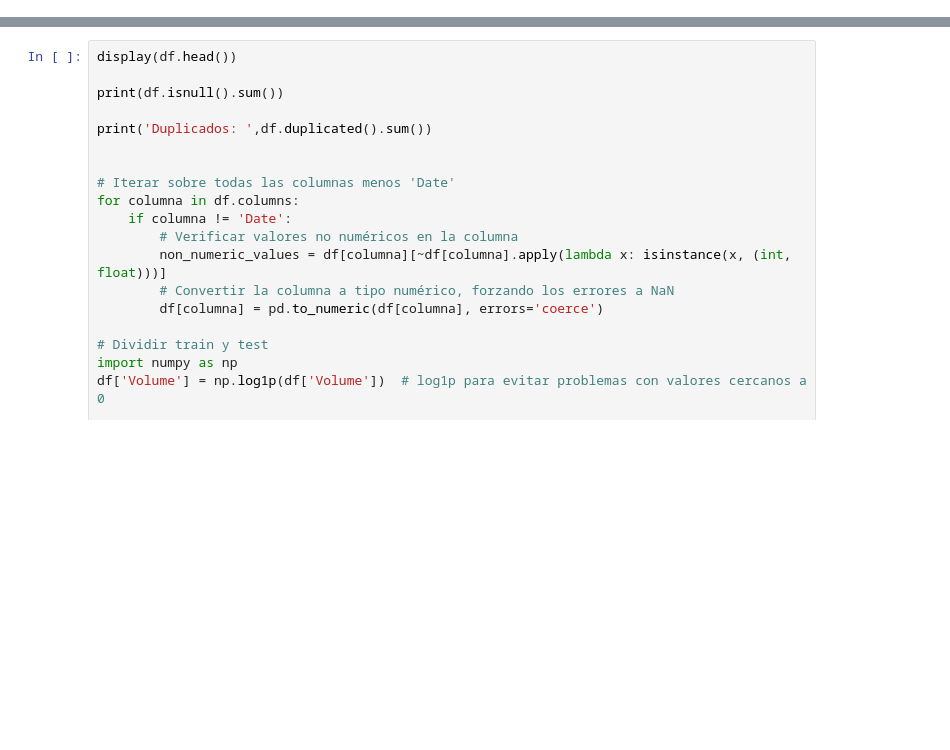
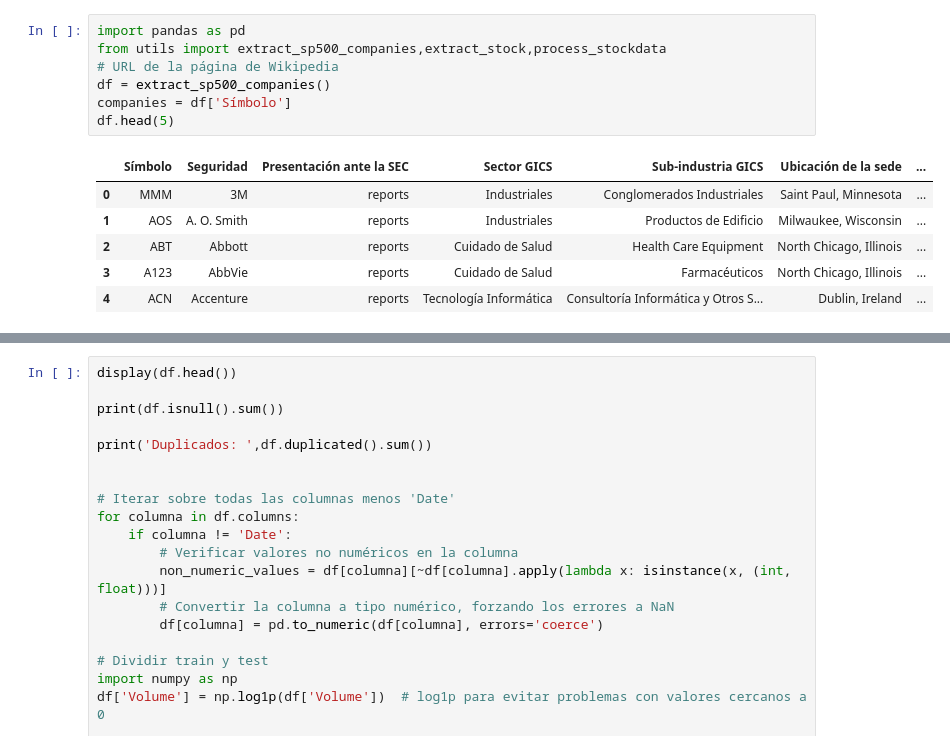
Before and after one commit to alfredofdlv/Proyect2_LABIACD, a Jupyter notebook: Notebook.ipynb, the cells around one changed output, grey strips where cells are left out. Cells and saved outputs as stored; diff of their text form; blank space fills up the shorter version.

```diff
--- a/Notebook.ipynb
+++ b/Notebook.ipynb
@@ -35,0 +35,14 @@ Index(['Date', 'Adj Close', 'Close', 'High', 'Low', 'Open', 'Volume'], dtype='ob
+# %%
+import pandas as pd
+from utils import extract_sp500_companies,extract_stock,process_stockdata
+# URL de la página de Wikipedia
+df = extract_sp500_companies()
+companies = df['Símbolo']
+df.head(5)
+# %% [output]
+|  | Símbolo | Seguridad | Presentación ante la SEC | Sector GICS | Sub-industria GICS | Ubicación de la sede | ... |
+| 0 | MMM | 3M | reports | Industriales | Conglomerados Industriales | Saint Paul, Minnesota | ... |
+| 1 | AOS | A. O. Smith | reports | Industriales | Productos de Edificio | Milwaukee, Wisconsin | ... |
+| 2 | ABT | Abbott | reports | Cuidado de Salud | Health Care Equipment | North Chicago, Illinois | ... |
+| 3 | A123 | AbbVie | reports | Cuidado de Salud | Farmacéuticos | North Chicago, Illinois | ... |
+| 4 | ACN | Accenture | reports | Tecnología Informática | Consultoría Informática y Otros S... | Dublin, Ireland | ... |
```
Also changed, not shown: parts of 13 cells of this notebook, 2 other files.
